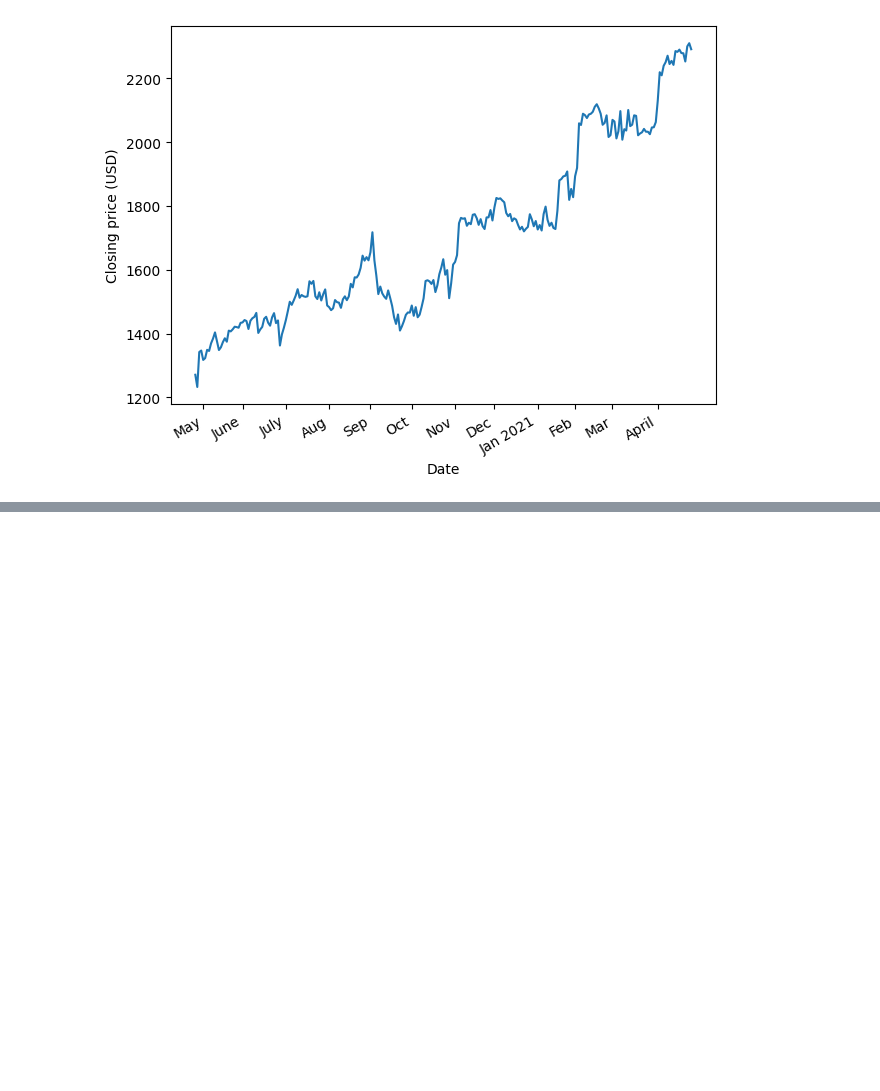
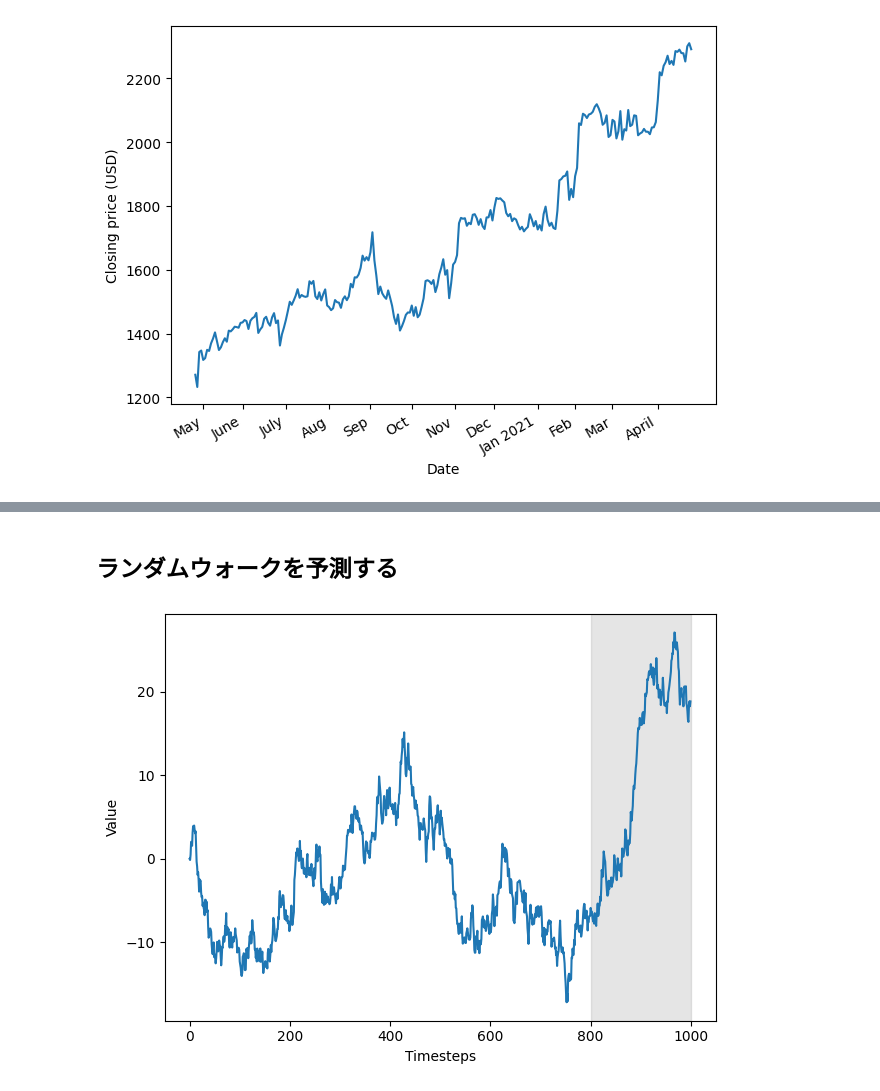
Before and after one commit to behike56/data-analitics, a Jupyter notebook: experiments/random-walk/random_walk.ipynb, the cells around one changed output, grey strips where cells are left out. Cells and saved outputs as stored; diff of their text form; code cells hidden in the pictures; blank space fills up the shorter version.

```diff
--- a/experiments/random-walk/random_walk.ipynb
+++ b/experiments/random-walk/random_walk.ipynb
@@ -41,0 +69,2 @@ plt.savefig('figures/googl.png', dpi=300)
+# %% [markdown]
+## ランダムウォークを予測する
@@ -41,0 +80,12 @@ plt.savefig('figures/googl.png', dpi=300)
+# %%
+fig, ax = plt.subplots()
+
+ax.plot(random_walk)
+ax.set_xlabel('Timesteps')
+ax.set_ylabel('Value')
+ax.axvspan(800, 1000, color='#808080', alpha=0.2)
+
+plt.tight_layout()
+plt.savefig('figures/googl_randomwlak.png', dpi=300)
+# %% [output]
+[figure, added]
```
Also changed, not shown: parts of 15 cells of this notebook, 3 other files.
